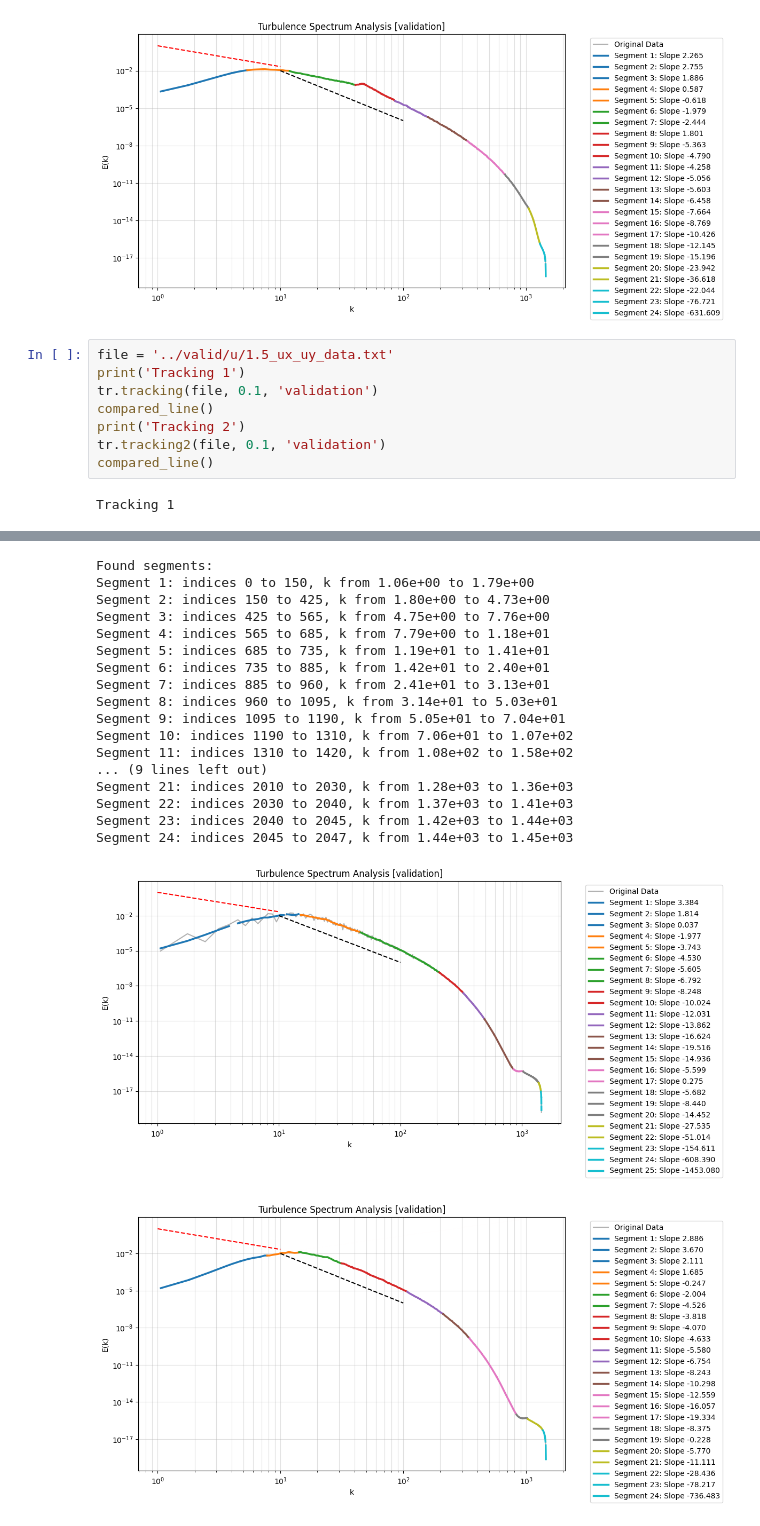
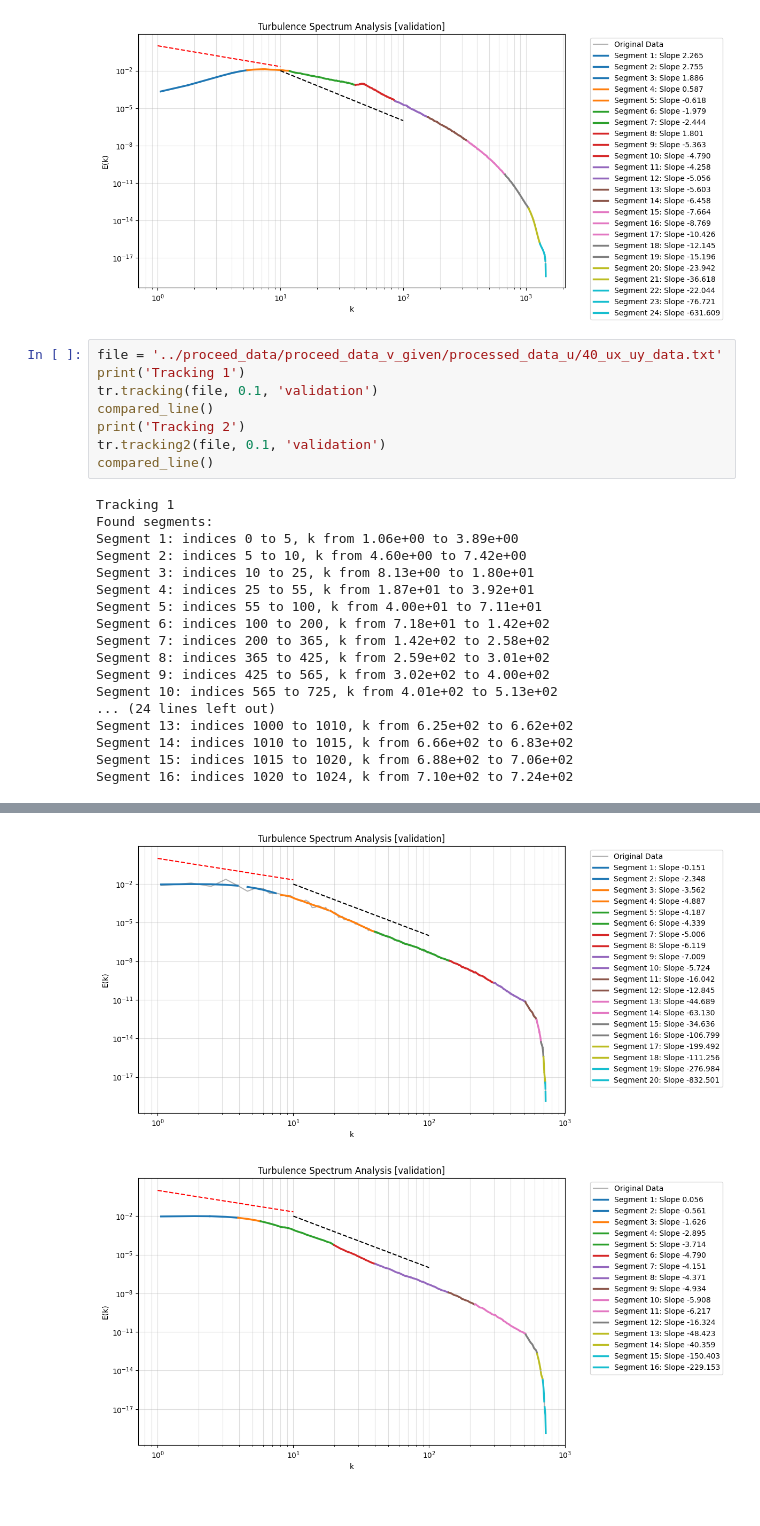
Before and after one commit to red1ithink/EnergySpectrum, a Jupyter notebook: tracking_range.ipynb, the cells around one changed output, grey strips where cells are left out. Cells and saved outputs as stored; diff of their text form.

```diff
--- a/tracking_range.ipynb
+++ b/tracking_range.ipynb
@@ -320,7 +320,7 @@ Segment 23: indices 2040 to 2045, k from 1.42e+03 to 1.44e+03
 Segment 24: indices 2045 to 2047, k from 1.44e+03 to 1.45e+03
 [figure]
 # %%
-file = '../valid/u/1.5_ux_uy_data.txt'
+file = '../proceed_data/proceed_data_v_given/processed_data_u/40_ux_uy_data.txt'
 print('Tracking 1')
 tr.tracking(file, 0.1, 'validation')
 compared_line()
@@ -329,3 +329,19 @@ tr.tracking2(file, 0.1, 'validation')
 compared_line()
 # %% [output]
 Tracking 1
+Found segments:
+Segment 1: indices 0 to 5, k from 1.06e+00 to 3.89e+00
+Segment 2: indices 5 to 10, k from 4.60e+00 to 7.42e+00
+Segment 3: indices 10 to 25, k from 8.13e+00 to 1.80e+01
+Segment 4: indices 25 to 55, k from 1.87e+01 to 3.92e+01
+Segment 5: indices 55 to 100, k from 4.00e+01 to 7.11e+01
+Segment 6: indices 100 to 200, k from 7.18e+01 to 1.42e+02
+Segment 7: indices 200 to 365, k from 1.42e+02 to 2.58e+02
+Segment 8: indices 365 to 425, k from 2.59e+02 to 3.01e+02
+Segment 9: indices 425 to 565, k from 3.02e+02 to 4.00e+02
+Segment 10: indices 565 to 725, k from 4.01e+02 to 5.13e+02
+... (24 lines left out)
+Segment 13: indices 1000 to 1010, k from 6.25e+02 to 6.62e+02
+Segment 14: indices 1010 to 1015, k from 6.66e+02 to 6.83e+02
+Segment 15: indices 1015 to 1020, k from 6.88e+02 to 7.06e+02
+Segment 16: indices 1020 to 1024, k from 7.10e+02 to 7.24e+02
@@ -349,19 +348,2 @@ Tracking 2
-Found segments:
-Segment 1: indices 0 to 150, k from 1.06e+00 to 1.79e+00
-Segment 2: indices 150 to 425, k from 1.80e+00 to 4.73e+00
-Segment 3: indices 425 to 565, k from 4.75e+00 to 7.76e+00
-Segment 4: indices 565 to 685, k from 7.79e+00 to 1.18e+01
-Segment 5: indices 685 to 735, k from 1.19e+01 to 1.41e+01
-Segment 6: indices 735 to 885, k from 1.42e+01 to 2.40e+01
-Segment 7: indices 885 to 960, k from 2.41e+01 to 3.13e+01
-Segment 8: indices 960 to 1095, k from 3.14e+01 to 5.03e+01
-Segment 9: indices 1095 to 1190, k from 5.05e+01 to 7.04e+01
-Segment 10: indices 1190 to 1310, k from 7.06e+01 to 1.07e+02
-Segment 11: indices 1310 to 1420, k from 1.08e+02 to 1.58e+02
-... (9 lines left out)
-Segment 21: indices 2010 to 2030, k from 1.28e+03 to 1.36e+03
-Segment 22: indices 2030 to 2040, k from 1.37e+03 to 1.41e+03
-Segment 23: indices 2040 to 2045, k from 1.42e+03 to 1.44e+03
-Segment 24: indices 2045 to 2047, k from 1.44e+03 to 1.45e+03
-[figure, old version]
+[figure, new version]
-[figure, old version]
+[figure, new version]
```
Also changed, not shown: parts of 3 cells of this notebook, 1 other file.
